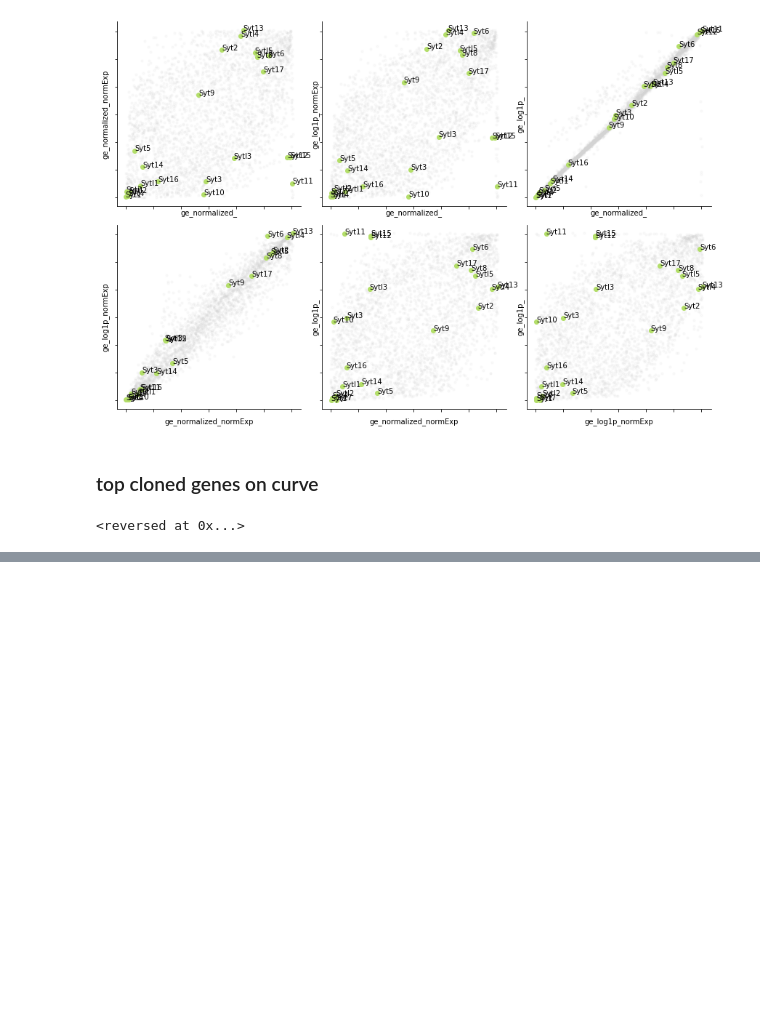
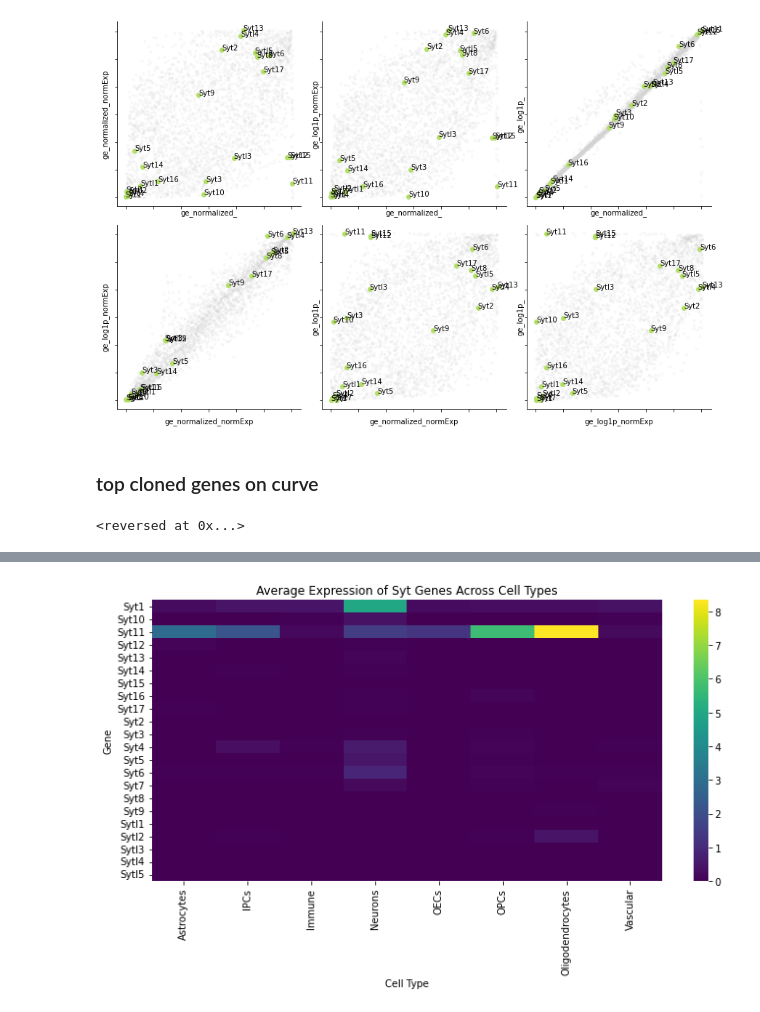
Before and after one commit to Justice-Lu/Chaperone_Analysis, a Jupyter notebook: notebooks/2.2_Brann_ALL_withOR.ipynb, the cells around one changed output, grey strips where cells are left out. Saved outputs shown, nothing was run; the diff lists cells and outputs as text; code cells hidden in the pictures; blank space fills up the shorter version.

```diff
--- a/notebooks/2.2_Brann_ALL_withOR.ipynb
+++ b/notebooks/2.2_Brann_ALL_withOR.ipynb
@@ -729,0 +745,26 @@ cloned_genes = pd.read_csv('../output/cloned_genes.csv')['0'].to_list()
+# %%
+OB_adata = OB_adata[:, OB_adata.var.index.str.contains('^Syt')]
+
+OB_adata = OB_adata[OB_adata.obs.index.isin(meta.index),:]
+OB_adata.obs = OB_adata.obs.join(meta)
+# %%
+# Create a DataFrame of expression values
+expr_df = pd.DataFrame(OB_adata.X.toarray(),
+                       columns=OB_adata.var_names,
+                       index=OB_adata.obs_names)
+
+# Add cell type annotations
+expr_df['cell_type'] = OB_adata.obs['Cell_class'].values
+
+# Compute average expression per gene per cell type
+avg_expr = expr_df.groupby('cell_type').mean()
+
+plt.figure(figsize=(10, 6))
+sns.heatmap(avg_expr.T, cmap='viridis', xticklabels=True, yticklabels=True)
+plt.title('Average Expression of Syt Genes Across Cell Types')
+plt.xlabel('Cell Type')
+plt.ylabel('Gene')
+plt.tight_layout()
+plt.show()
+# %% [output]
+[figure, added]
```
Also changed, not shown: parts of 8 cells of this notebook, 5 other files.
